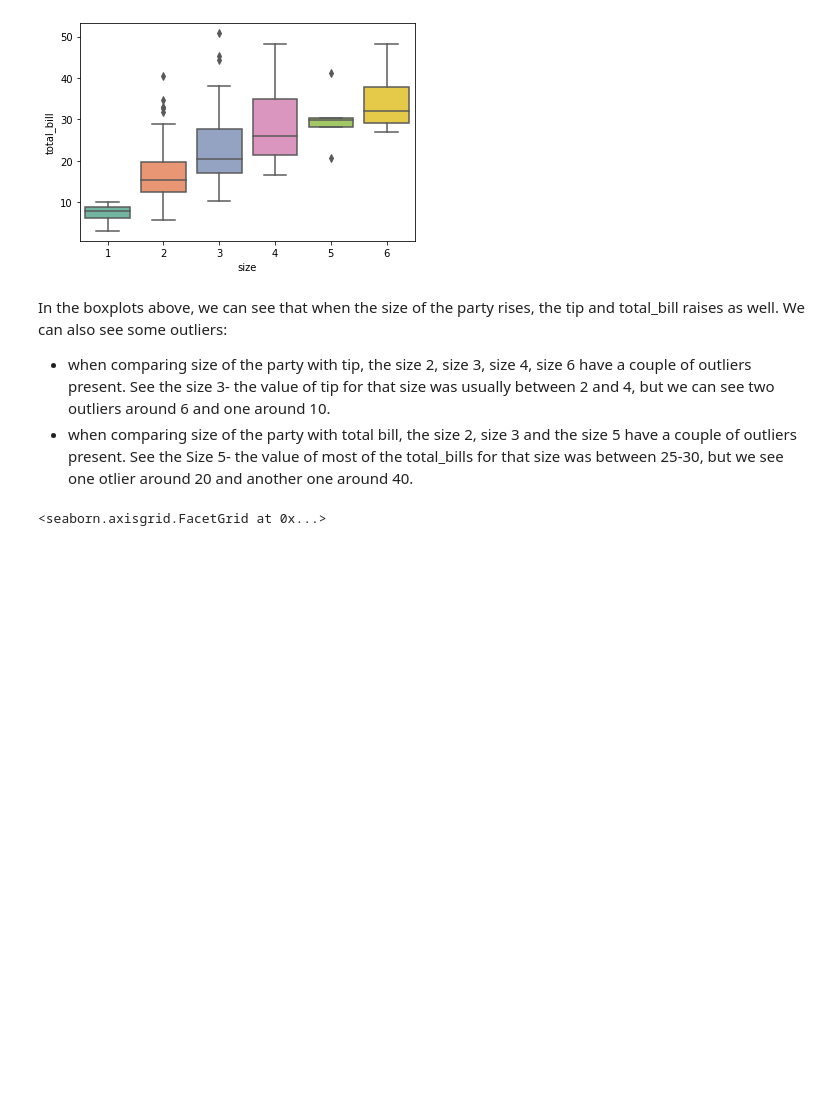
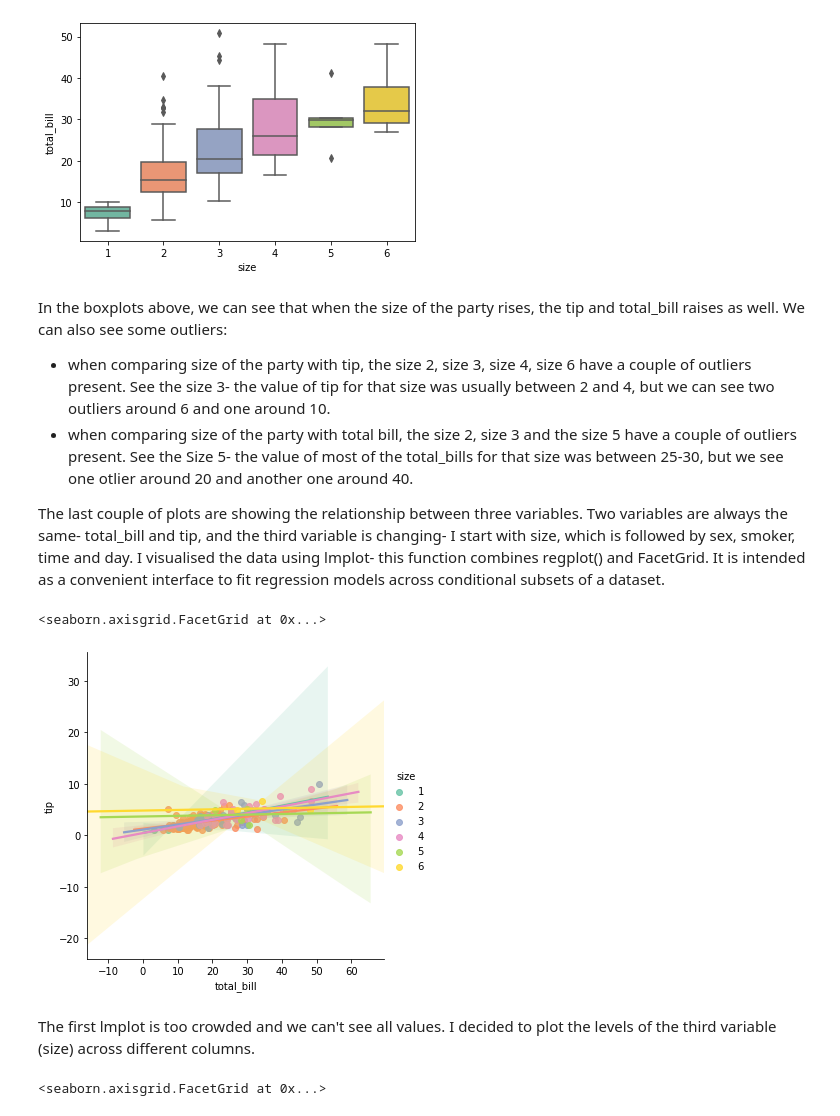
Before and after one commit to amacuga/fundamentals-assessment, a Jupyter notebook: Assessment.ipynb, the cells around one changed output. Cells and saved outputs as stored; diff of their text form; code cells hidden in the pictures; blank space fills up the shorter version.

```diff
--- a/Assessment.ipynb
+++ b/Assessment.ipynb
@@ -437,6 +437,15 @@ In the boxplots above, we can see that when the size of the party rises, the tip
 
 * when comparing size of the party with tip, the size 2, size 3, size 4, size 6 have a couple of outliers present. See the size 3- the value of tip for that size was usually between 2 and 4, but we can see two outliers around 6 and one around 10.
 * when comparing size of the party with total bill, the size 2, size 3 and the size 5 have a couple of outliers present. See the Size 5- the value of most of the total_bills for that size was between 25-30, but we see one otlier around 20 and another one around 40.
+
+The last couple of plots are showing the relationship between three variables. Two variables are always the same- total_bill and tip, and the third variable is changing- I start with size, which is followed by sex, smoker, time and day. I visualised the data using lmplot- this function combines regplot() and FacetGrid. It is intended as a convenient interface to fit regression models across conditional subsets of a dataset.
+# %%
+sns.lmplot(x = "total_bill", y = "tip", hue = "size", data = tips)
+# %% [output]
+<seaborn.axisgrid.FacetGrid at 0x...>
+[figure, added]
+# %% [markdown]
+The first lmplot is too crowded and we can't see all values. I decided to plot the levels of the third variable (size) across different columns.
 # %%
 # Create the lmplot.
 sns.lmplot(x = "total_bill", y = "tip", col = "size", hue = "size", col_wrap = 3, height = 3, data = tips)
```
Also changed, not shown: parts of 5 cells of this notebook.
